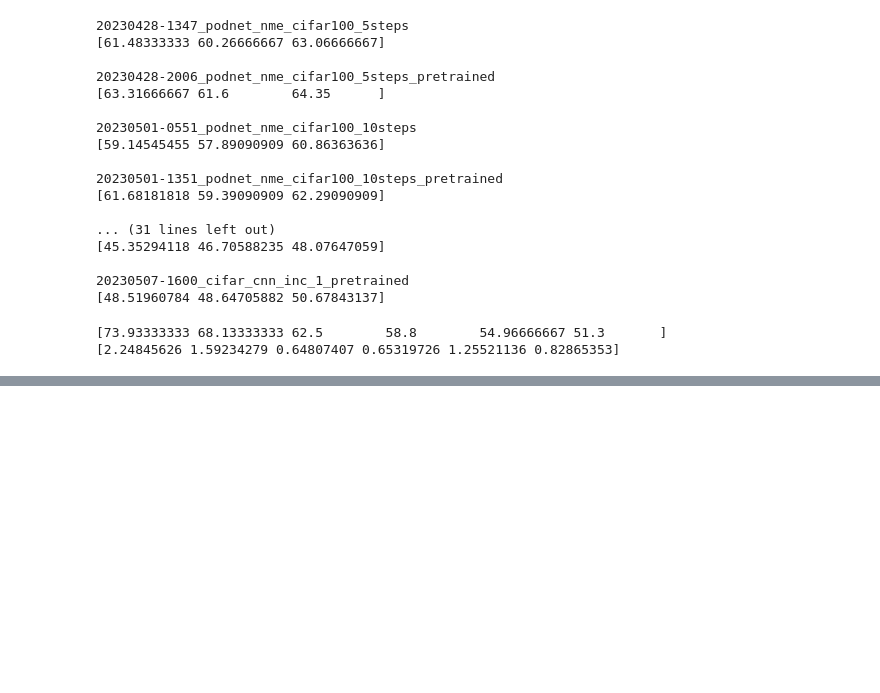
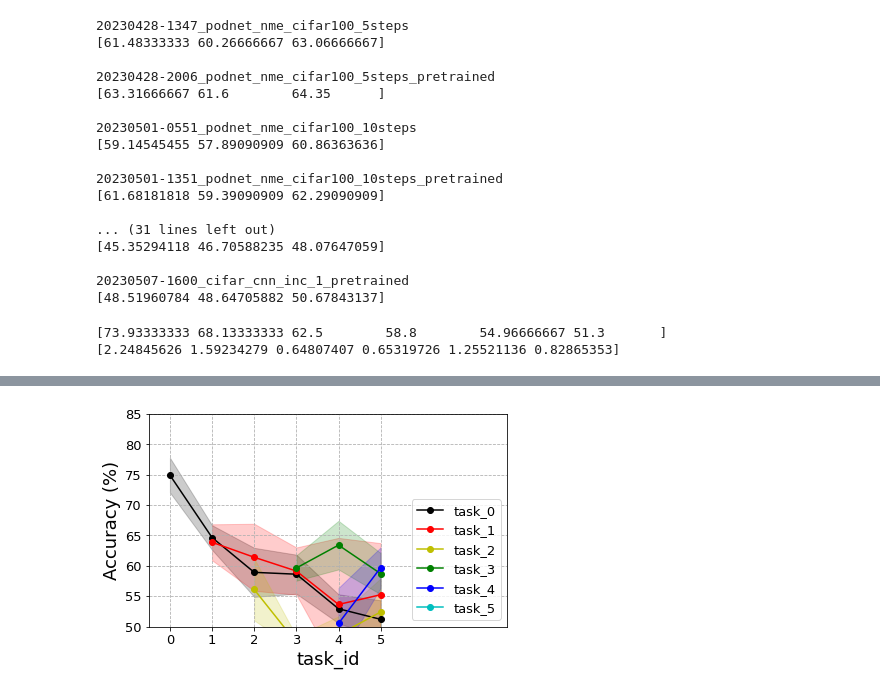
Before and after one commit to qqplot/incremental_learning.pytorch, a Jupyter notebook: get_results.ipynb, the cells around one changed output, grey strips where cells are left out. Saved outputs shown, nothing was run; the diff lists cells and outputs as text; code cells hidden in the pictures; blank space fills up the shorter version.

```diff
--- a/get_results.ipynb
+++ b/get_results.ipynb
@@ -110,0 +592,19 @@ FileNotFoundError: [Errno 2] No such file or directory: './results/podnet/202305
+# %%
+full_accs_mean = []
+full_accs_std = []
+
+for i in range(6):
+    accs_mean = []
+    accs_std = []
+    for j in range(6-i):
+        accs_mean.append(np.mean([full_accs_seed[0][i][j]*100,
+                                  full_accs_seed[1][i][j]*100,
+                                  full_accs_seed[2][i][j]*100]))
+        accs_std.append(np.std([full_accs_seed[0][i][j]*100,
+                                full_accs_seed[1][i][j]*100,
+                                full_accs_seed[2][i][j]*100]))
+    full_accs_mean.append(np.array(accs_mean))
+    full_accs_std.append(np.array(accs_std))
+
+print(full_accs_mean)
+print(full_accs_std)
@@ -110,0 +616,21 @@ FileNotFoundError: [Errno 2] No such file or directory: './results/podnet/202305
+# %%
+plt.figure()
+plt.rc('font', size=13)
+for i in range(6):
+    plt.plot(task_ids[i], full_accs_mean[i], color=colors[i], marker='o', label="task_"+str(i))
+    plt.fill_between(task_ids[i],
+                     full_accs_mean[i] - full_accs_std[i],
+                     full_accs_mean[i] + full_accs_std[i],
+                     color=colors[i], alpha=0.2)
+plt.xticks(task_ids[0], task_ids[0])
+plt.xlabel(r'task_id', fontsize=18)
+plt.ylabel('Accuracy (%)', fontsize=18)
+plt.xlim(-0.5, 8)
+plt.ylim(50,85)
+plt.legend(loc='lower right')
+plt.grid(linestyle='--')
+plt.tight_layout()
+plt.savefig("results/figs/orthogonal.jpg", bbox_inches='tight', transparent=True, dpi=440)
+plt.show()
+# %% [output]
+[figure, added]
```
Also changed, not shown: parts of 46 cells of this notebook, 9 other files.
